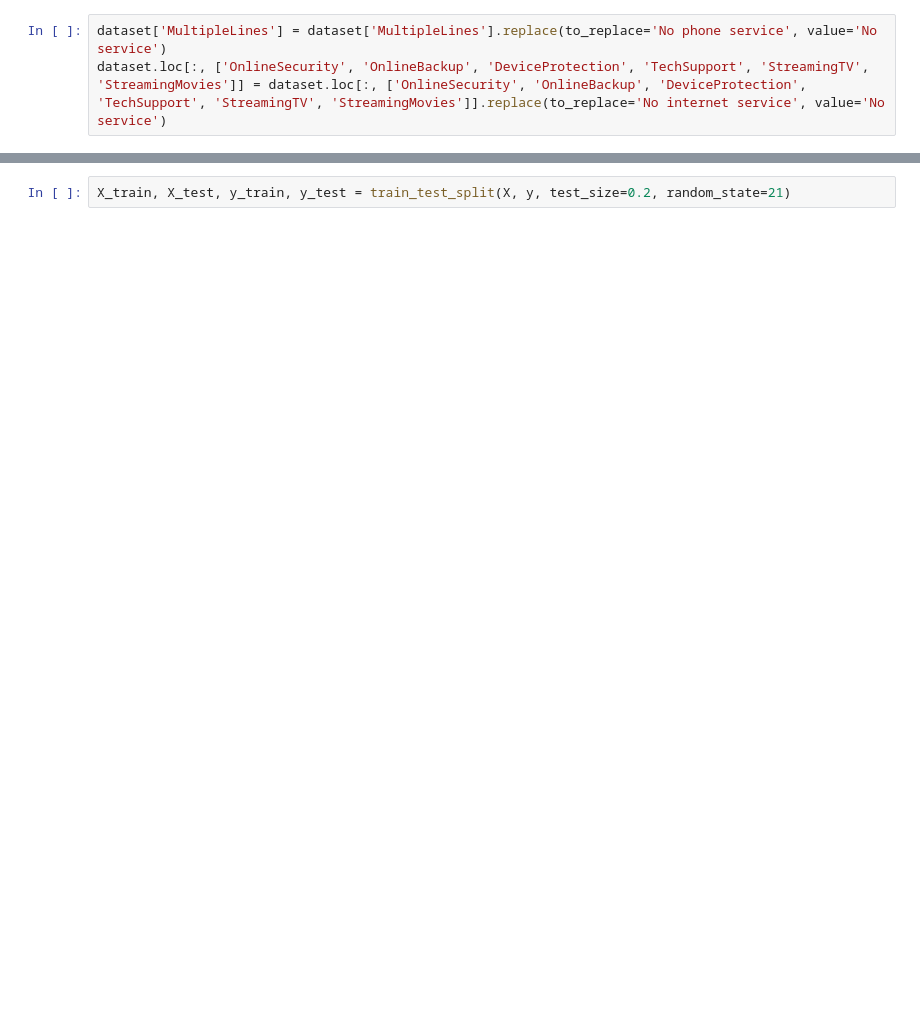
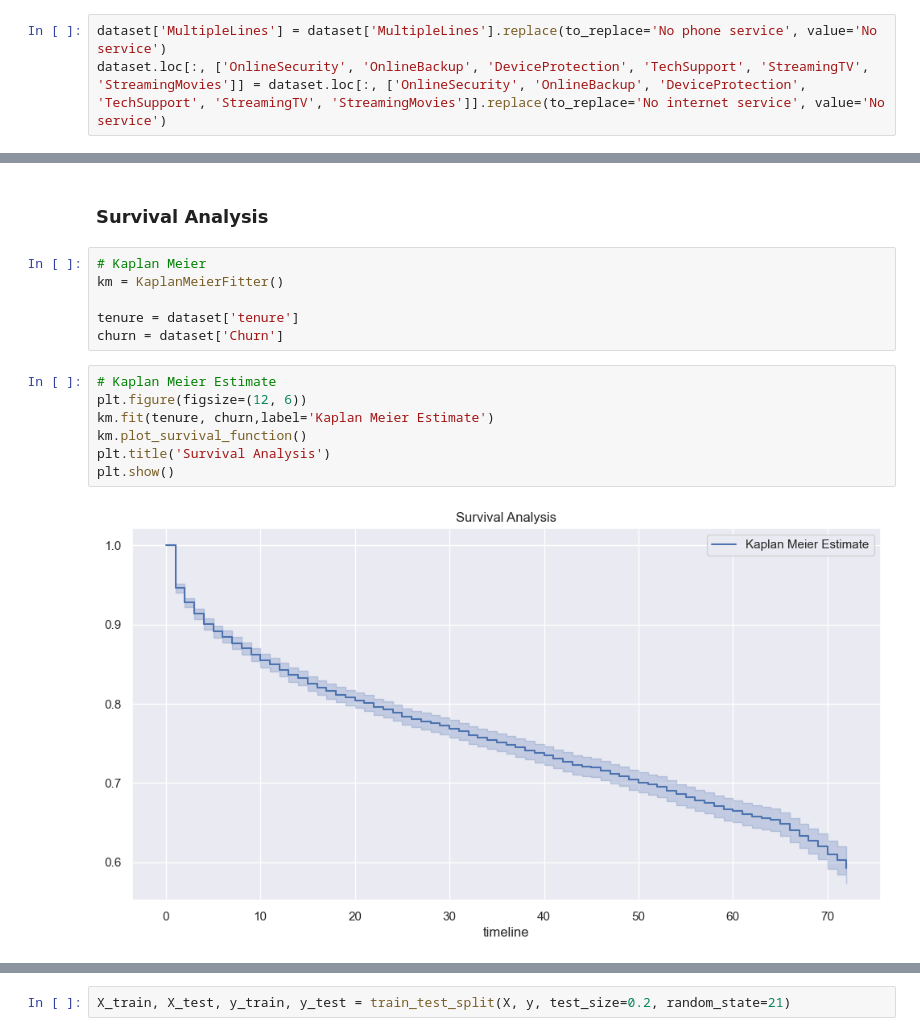
Before and after one commit to itssingh14/customer_churn_prediction, a Jupyter notebook: notebook.ipynb, the cells around one changed output, grey strips where cells are left out. Saved outputs shown, nothing was run; the diff lists cells and outputs as text; blank space fills up the shorter version.

```diff
--- a/notebook.ipynb
+++ b/notebook.ipynb
@@ -226,0 +233,17 @@ pd.get_dummies(dataset, columns=['PaymentMethod'], drop_first=True)
+# %% [markdown]
+### Survival Analysis
+# %%
+# Kaplan Meier
+km = KaplanMeierFitter()
+
+tenure = dataset['tenure']
+churn = dataset['Churn']
+# %%
+# Kaplan Meier Estimate
+plt.figure(figsize=(12, 6))
+km.fit(tenure, churn,label='Kaplan Meier Estimate')
+km.plot_survival_function()
+plt.title('Survival Analysis')
+plt.show()
+# %% [output]
+[figure, added]
```
Also changed, not shown: parts of 78 cells of this notebook, 9 other files.
